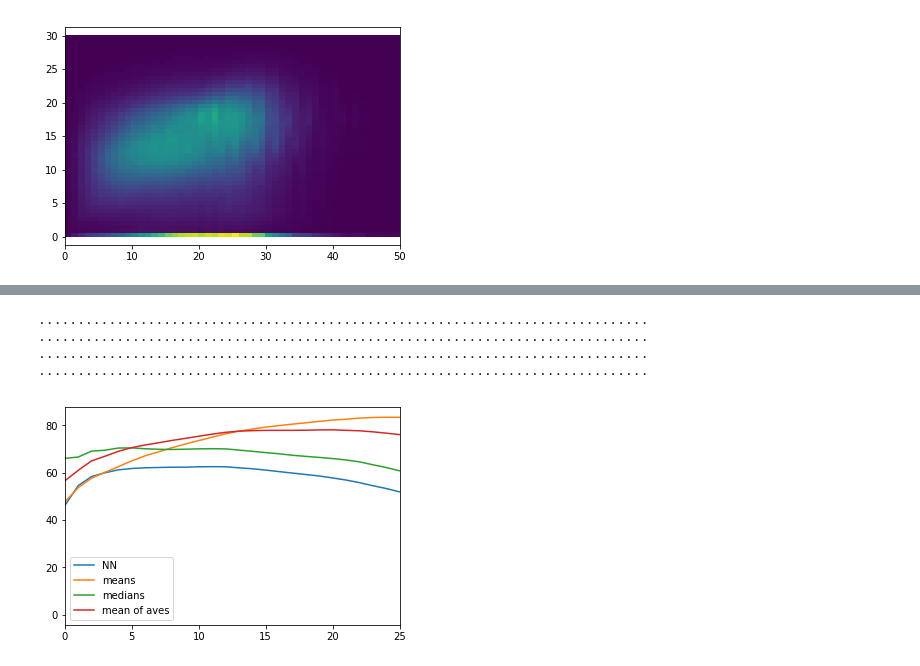
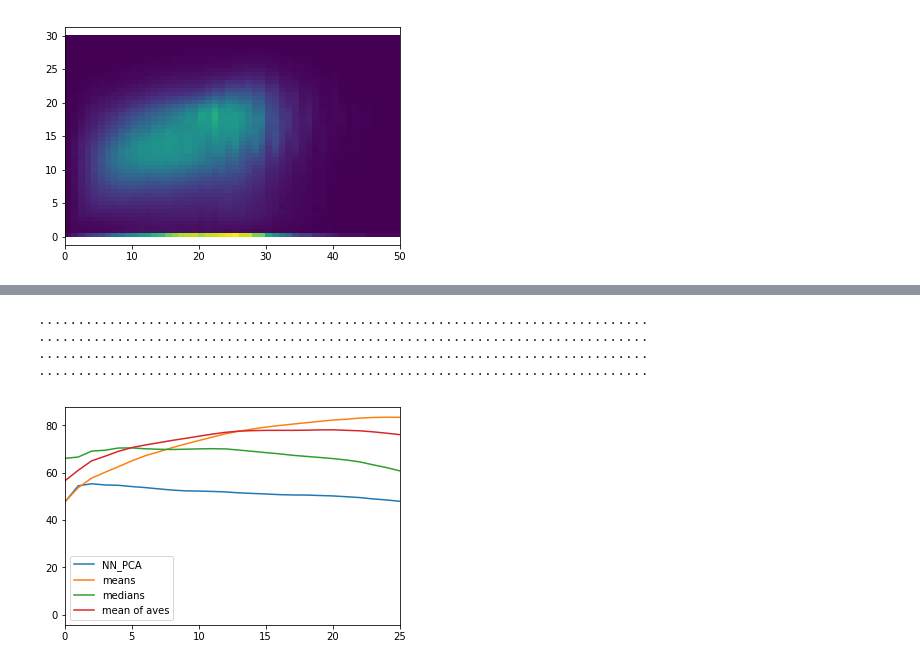
Before and after one commit to gingertom/buses, a Jupyter notebook: Data Exploration/GPS-speed/GPS-speed.ipynb, the cells around one changed output, grey strips where cells are left out. Saved outputs shown, nothing was run; the diff lists cells and outputs as text; code cells hidden in the pictures.

```diff
--- a/Data Exploration/GPS-speed/GPS-speed.ipynb
+++ b/Data Exploration/GPS-speed/GPS-speed.ipynb
@@ -917,5 +852,5 @@ np.save("se_gps_features_20min_80min_prev_next_5", se_gps_data_hour_prev_next)
 # %%
-# se_gps_data_hour_prev_next = np.load("se_gps_features_20min_80min_prev_next_4.npy")
+se_gps_data_hour_prev_next = np.load("se_gps_features_20min_80min_prev_next_5.npy")
 # %%
 data = np.hstack((se_gps_data_hour_prev_next[:,1:], se[['real_length',
                                                             'direction_degrees',
@@ -1340,0 +1327,2 @@ Approximately 32.72% are in 10%
+# %%
+_, _, _, test_y, predict_array_NN_PCA_cum, wraw_prediction = learn_PCA(12, 0.0, "logcosh", [32,32,12], False)
@@ -1560,14 +1362,14 @@ Epoch 9/100
 # %%
-plt.plot(make_accuracy_matrix_minutes(predict_array_KNN_cum, actual_array_cum)[0][1,:], label="NN")
+plt.plot(make_accuracy_matrix_minutes(predict_array_NN_PCA_cum, actual_array_cum)[0][1,:], label="NN_PCA")
 plt.plot(make_accuracy_matrix_minutes(baseline_array_cum, actual_array_cum)[0][1,:], label="means")
 plt.plot(make_accuracy_matrix_minutes(baseline_median_array_cum, actual_array_cum)[0][1,:], label="medians")
 plt.plot(make_accuracy_matrix_minutes((baseline_median_array_cum + baseline_array_cum)/2, actual_array_cum)[0][1,:], label="mean of aves")
 plt.xlim(0,25)
 plt.legend()
 plt.show()
 # %% [output]
 ..............................................................................
 ..............................................................................
 ..............................................................................
 ..............................................................................
-[figure, old version]
+[figure, new version]
```
Also changed, not shown: parts of 45 cells of this notebook, 1 other file.
